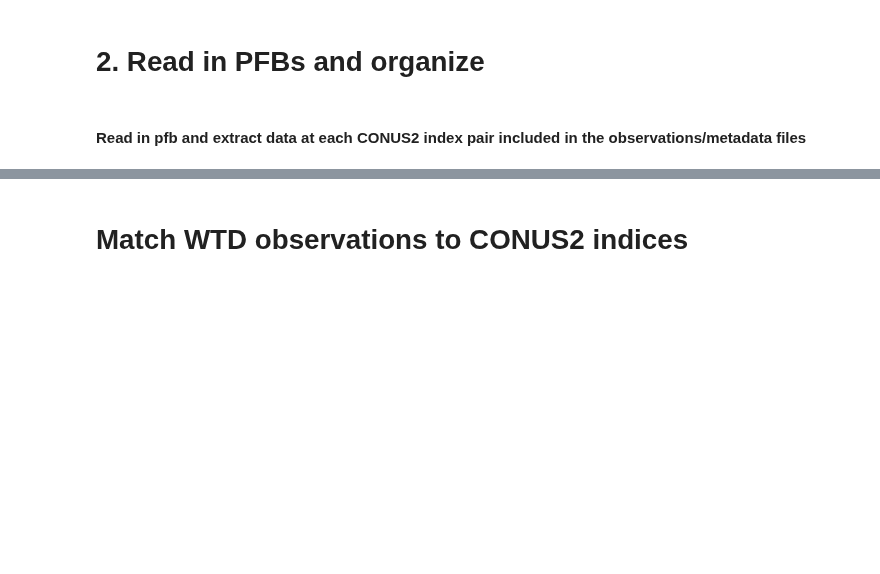
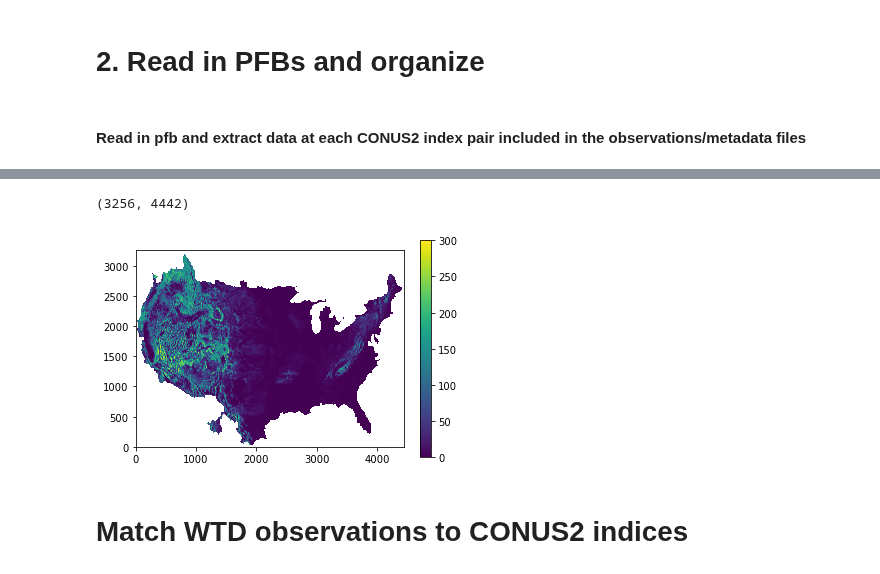
Before and after one commit to danielletijerina/PFCONUS2-analysis, a Jupyter notebook: scripts/Validation/WTD/Steady_State_WTD/compare_WTD_steady_state.ipynb, the cells around one changed output, grey strips where cells are left out. Cells and saved outputs as stored; diff of their text form; code cells hidden in the pictures; blank space fills up the shorter version.

```diff
--- a/scripts/Validation/WTD/Steady_State_WTD/compare_WTD_steady_state.ipynb
+++ b/scripts/Validation/WTD/Steady_State_WTD/compare_WTD_steady_state.ipynb
@@ -187,3 +238,8 @@ write_pfb(f'{directory_out}/{variable}.{water_year}.annual_total.pfb',annual_mea
 # %%
-annual_mean_pfb = np.squeeze(read_pfb(f'{directory_out}/{variable}.{water_year}.annual_mean.pfb'))
-plt.imshow(annual_mean_pfb)
+annual_mean_pfb = np.squeeze(read_pfb(f'{organized_dir}/PF_{variable}.{water_year}.gridded_annual_mean.pfb'))
+plt.imshow(annual_mean_pfb, origin='lower')
+plt.colorbar()
+annual_mean_pfb.shape
+# %% [output]
+(3256, 4442)
+[figure, added]
```
Also changed, not shown: parts of 56 cells of this notebook, 7 other files.
